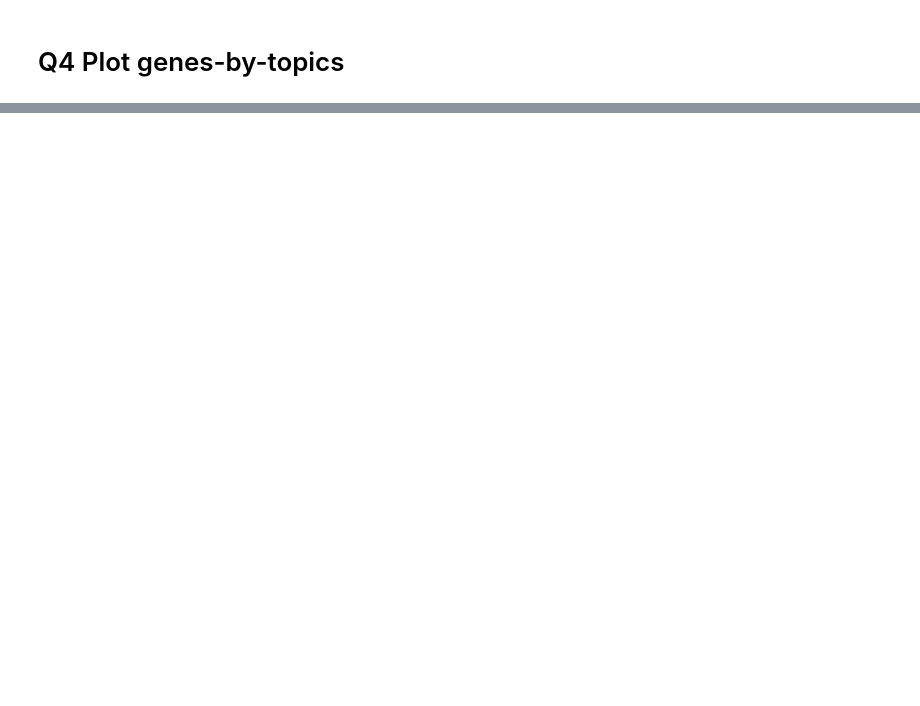
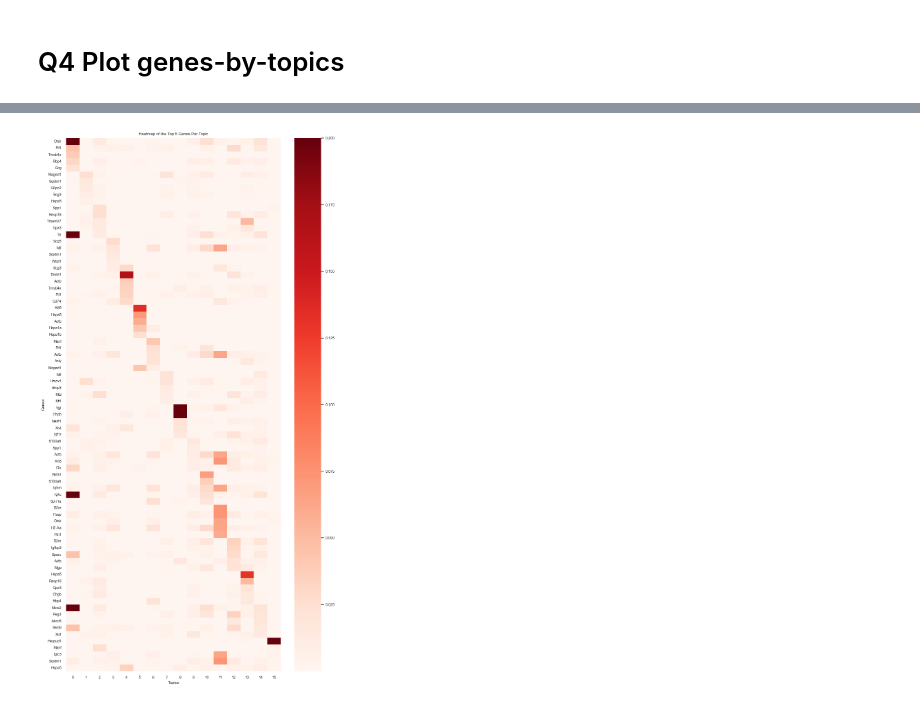
Before and after one commit to kevalpipalia/VAE-on-Mouse-Pancreas-single-cell-RNA-sequencing-data, a Jupyter notebook: comp565_fall2023_A4_starter.ipynb, the cells around one changed output, grey strips where cells are left out. Cells and saved outputs as stored; diff of their text form; code cells hidden in the pictures; blank space fills up the shorter version.

```diff
--- a/comp565_fall2023_A4_starter.ipynb
+++ b/comp565_fall2023_A4_starter.ipynb
@@ -233,0 +330,36 @@ sc.pl.umap(mp_anndata, color='Celltype', title='UMAP plot for the MP cell-embedd
+# %%
+with torch.no_grad():
+    topic_gene_matrix = model.get_beta().cpu().numpy()
+
+topic_gene_sorted_indices = np.argsort(topic_gene_matrix, axis=1)
+top_five_genes_indices = np.flip(topic_gene_sorted_indices[:, -5:])
+
+gene_names_array = genes.values
+top_genes_names_per_topic = gene_names_array[top_five_genes_indices]
+
+top_genes_values = topic_gene_matrix[:, top_five_genes_indices.flatten()].T
+
+gene_names_flat = top_genes_names_per_topic.flatten()
+topics_columns = [f'Topic_{i}' for i in range(topic_gene_matrix.shape[0])]
+top_genes_df = pd.DataFrame(index=gene_names_flat, columns=topics_columns)
+
+
+for i, gene_name in enumerate(gene_names_flat):
+    top_genes_df.loc[gene_name] = top_genes_values[i]
+
+top_genes_df = top_genes_df.apply(pd.to_numeric)
+
+plt.figure(figsize=(10, 20))
+sns.heatmap(
+    top_genes_df.iloc[:, ::-1],
+    vmax=0.2,
+    cmap="Reds",
+    yticklabels=np.flip(gene_names_flat),
+    xticklabels=[f'{i}' for i in range(model.num_topics)],
+)
+plt.title('Heatmap of the Top 5 Genes Per Topic')
+plt.xlabel('Topics')
+plt.ylabel('Genes')
+plt.show()
+# %% [output]
+[figure, added]
```
Also changed, not shown: parts of 19 cells of this notebook, 2 other files.
